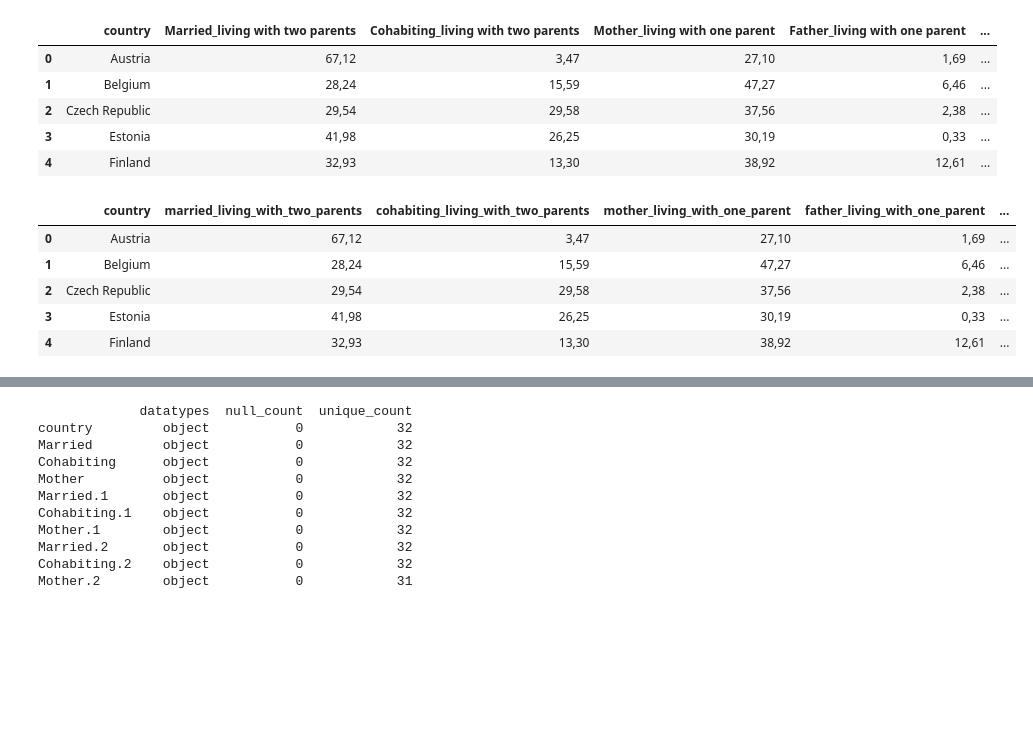
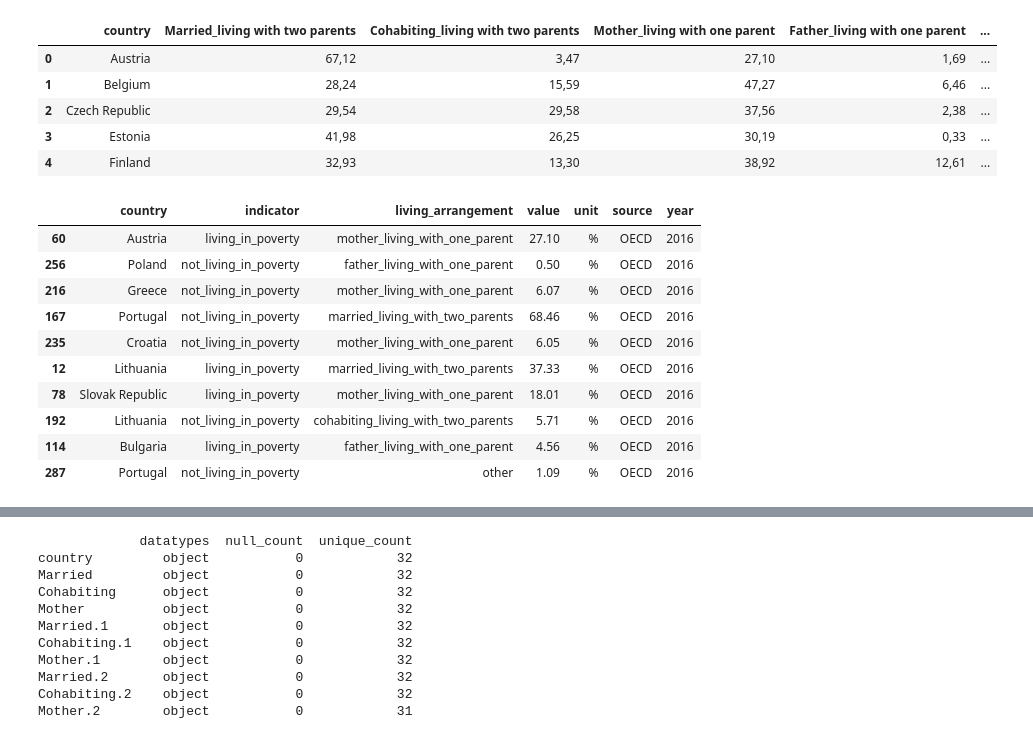
Before and after one commit to YkslB/marriage_statistics, a Jupyter notebook: scripts/Cleaning.ipynb, the cells around one changed output, grey strips where cells are left out. Cells and saved outputs as stored; diff of their text form; code cells hidden in the pictures; blank space fills up the shorter version.

```diff
--- a/scripts/Cleaning.ipynb
+++ b/scripts/Cleaning.ipynb
@@ -3160,18 +3159,62 @@ df_23_1.head()
 | 3 | Estonia | 41,98 | 26,25 | 30,19 | 0,33 | ... |
 | 4 | Finland | 32,93 | 13,30 | 38,92 | 12,61 | ... |
 # %%
-df_23_1.columns = df_23_1.columns.str.lower() \
-                .str.replace(' ', '_') \
-                .str.replace('(', '') \
-                .str.replace(')', '') \
-                .str.replace('[^0-9a-zA-Z_]', '', regex=True)
+# 2) Normalize column names
+df_23_1.columns = (
+    df_23_1.columns.str.lower()
+    .str.replace(' ', '_')
+    .str.replace('(', '', regex=False)
+    .str.replace(')', '', regex=False)
+    .str.replace('[^0-9a-zA-Z_]', '', regex=True)
+)
 
+# 3) Drop empty country and OECD averages
+df_23_1 = df_23_1.dropna(subset=['country'])
+df_23_1 = df_23_1[~df_23_1['country'].str.contains('oecd', case=False, na=False)]
 
-df_23_1.head()
+# 4) Wide → long (avoid value_name clash)
+val_name = 'value' if 'value' not in df_23_1.columns else 'val_tmp'
+df_23_1 = df_23_1.melt(id_vars=['country'], var_name='arr_src', value_name=val_name)
+
+# 5) Indicator: trailing _1 or 1  -> not_living_in_poverty
+df_23_1['indicator'] = np.where(
+    df_23_1['arr_src'].str.endswith(('_1', '1')),
+    'not_living_in_poverty',
+    'living_in_poverty'
+)
+
+# 6) Living_arrangement: drop trailing _1 or 1
+df_23_1['living_arrangement'] = df_23_1['arr_src'].str.replace(r'(_)?1$', '', regex=True)
+
+# 7) Clean numeric (decimal commas & thin spaces)
+df_23_1[val_name] = (
+    df_23_1[val_name].astype(str)
+    .str.replace('\xa0', '', regex=False)   # NBSP
+    .str.replace('\u202f', '', regex=False) # thin space
+    .str.replace(',', '.', regex=False)
+)
+df_23_1[val_name] = pd.to_numeric(df_23_1[val_name], errors='coerce')
+
+# 8) Keep tidy cols
+df_23_1 = df_23_1[['country', 'indicator', 'living_arrangement', val_name]].dropna()
+df_23_1 = df_23_1.drop_duplicates().reset_index(drop=True)
+
+# 9) Rename temp value column back to 'value' (if needed) and append meta
+if val_name != 'value':
+    df_23_1 = df_23_1.rename(columns={val_name: 'value'})
+df_23_1['unit'] = '%'
+df_23_1['source'] = 'OECD'
+df_23_1['year'] = '2016'
+df_23_1.sample(10)
 # %% [output]
-|  | country | married_living_with_two_parents | cohabiting_living_with_two_parents | mother_living_with_one_parent | father_living_with_one_parent | ... |
-| 0 | Austria | 67,12 | 3,47 | 27,10 | 1,69 | ... |
-| 1 | Belgium | 28,24 | 15,59 | 47,27 | 6,46 | ... |
-| 2 | Czech Republic | 29,54 | 29,58 | 37,56 | 2,38 | ... |
-| 3 | Estonia | 41,98 | 26,25 | 30,19 | 0,33 | ... |
-| 4 | Finland | 32,93 | 13,30 | 38,92 | 12,61 | ... |
+|  | country | indicator | living_arrangement | value | unit | source | year |
+| 60 | Austria | living_in_poverty | mother_living_with_one_parent | 27.10 | % | OECD | 2016 |
+| 256 | Poland | not_living_in_poverty | father_living_with_one_parent | 0.50 | % | OECD | 2016 |
+| 216 | Greece | not_living_in_poverty | mother_living_with_one_parent | 6.07 | % | OECD | 2016 |
+| 167 | Portugal | not_living_in_poverty | married_living_with_two_parents | 68.46 | % | OECD | 2016 |
+| 235 | Croatia | not_living_in_poverty | mother_living_with_one_parent | 6.05 | % | OECD | 2016 |
+| 12 | Lithuania | living_in_poverty | married_living_with_two_parents | 37.33 | % | OECD | 2016 |
+| 78 | Slovak Republic | living_in_poverty | mother_living_with_one_parent | 18.01 | % | OECD | 2016 |
+| 192 | Lithuania | not_living_in_poverty | cohabiting_living_with_two_parents | 5.71 | % | OECD | 2016 |
+| 114 | Bulgaria | living_in_poverty | father_living_with_one_parent | 4.56 | % | OECD | 2016 |
+| 287 | Portugal | not_living_in_poverty | other | 1.09 | % | OECD | 2016 |
```
Also changed, not shown: parts of 46 cells of this notebook, 1 other file.
